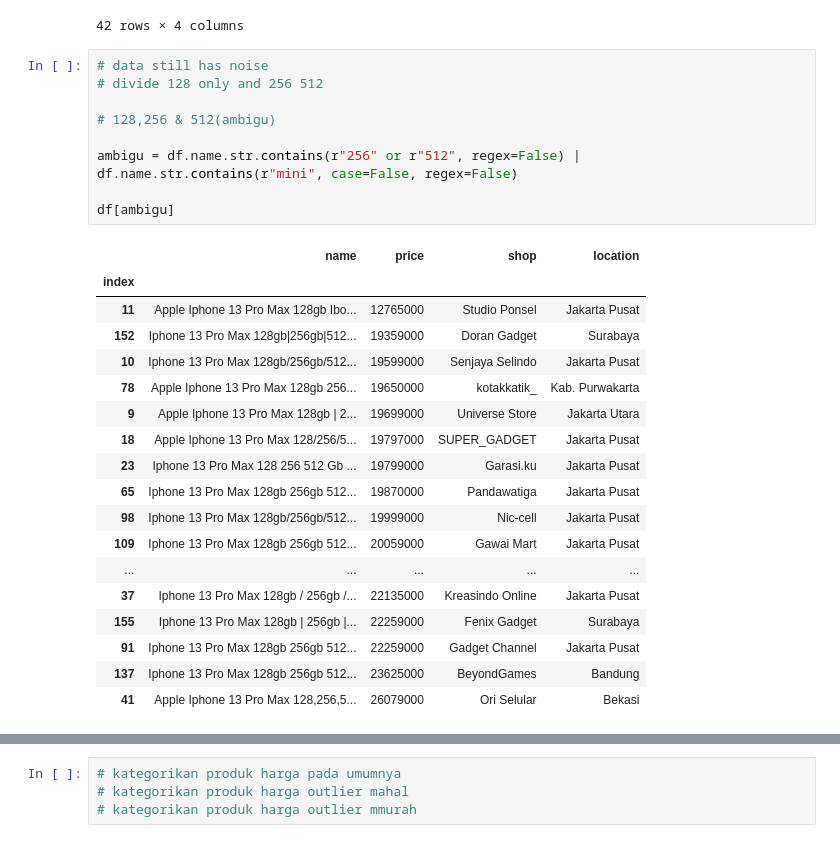
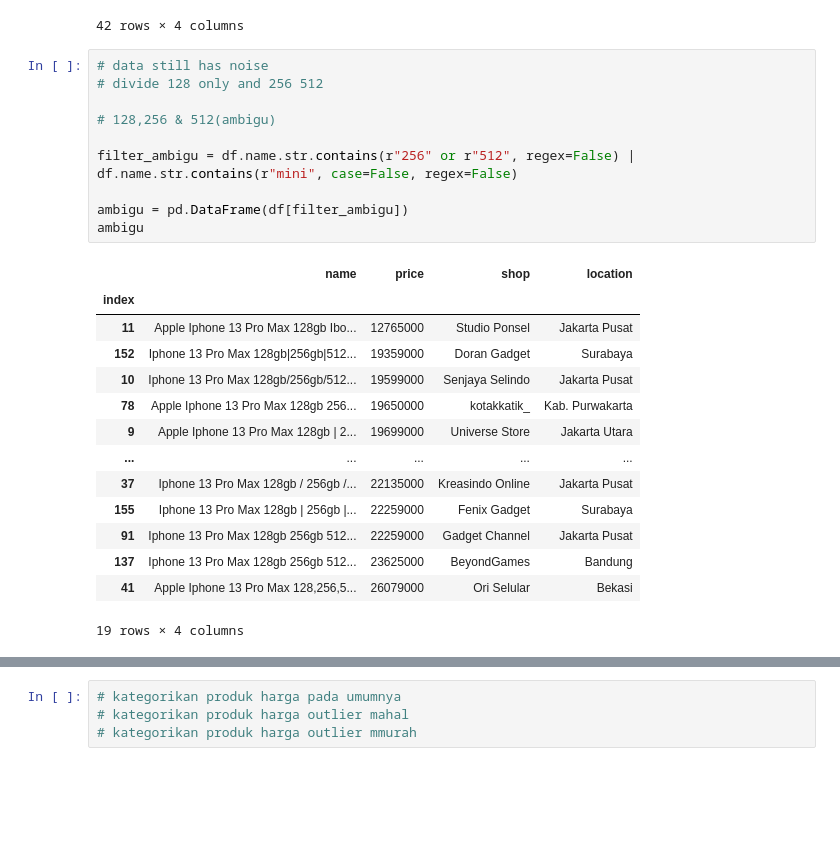
Before and after one commit to prasetyatf/iphone13promax_price_analysis, a Jupyter notebook: Analisis-Iphone_13_pro_max.ipynb, the cells around one changed output, grey strips where cells are left out. Cells and saved outputs as stored; diff of their text form; blank space fills up the shorter version.

```diff
--- a/Analisis-Iphone_13_pro_max.ipynb
+++ b/Analisis-Iphone_13_pro_max.ipynb
@@ -145,28 +131,25 @@ df
 # %%
 # data still has noise
 # divide 128 only and 256 512
 
 # 128,256 & 512(ambigu)
 
-ambigu = df.name.str.contains(r"256" or r"512", regex=False) | df.name.str.contains(r"mini", case=False, regex=False)
+filter_ambigu = df.name.str.contains(r"256" or r"512", regex=False) | df.name.str.contains(r"mini", case=False, regex=False)
 
-df[ambigu]
+ambigu = pd.DataFrame(df[filter_ambigu])
+ambigu
 # %% [output]
 |  | name | price | shop | location |
 | index |  |  |  |  |
 | 11 | Apple Iphone 13 Pro Max 128gb Ibo... | 12765000 | Studio Ponsel | Jakarta Pusat |
 | 152 | Iphone 13 Pro Max 128gb|256gb|512... | 19359000 | Doran Gadget | Surabaya |
 | 10 | Iphone 13 Pro Max 128gb/256gb/512... | 19599000 | Senjaya Selindo | Jakarta Pusat |
 | 78 | Apple Iphone 13 Pro Max 128gb 256... | 19650000 | kotakkatik_ | Kab. Purwakarta |
 | 9 | Apple Iphone 13 Pro Max 128gb | 2... | 19699000 | Universe Store | Jakarta Utara |
-| 18 | Apple Iphone 13 Pro Max 128/256/5... | 19797000 | SUPER_GADGET | Jakarta Pusat |
-| 23 | Iphone 13 Pro Max 128 256 512 Gb ... | 19799000 | Garasi.ku | Jakarta Pusat |
-| 65 | Iphone 13 Pro Max 128gb 256gb 512... | 19870000 | Pandawatiga | Jakarta Pusat |
-| 98 | Iphone 13 Pro Max 128gb/256gb/512... | 19999000 | Nic-cell | Jakarta Pusat |
-| 109 | Iphone 13 Pro Max 128gb 256gb 512... | 20059000 | Gawai Mart | Jakarta Pusat |
 | ... | ... | ... | ... | ... |
 | 37 | Iphone 13 Pro Max 128gb / 256gb /... | 22135000 | Kreasindo Online | Jakarta Pusat |
 | 155 | Iphone 13 Pro Max 128gb | 256gb |... | 22259000 | Fenix Gadget | Surabaya |
 | 91 | Iphone 13 Pro Max 128gb 256gb 512... | 22259000 | Gadget Channel | Jakarta Pusat |
 | 137 | Iphone 13 Pro Max 128gb 256gb 512... | 23625000 | BeyondGames | Bandung |
 | 41 | Apple Iphone 13 Pro Max 128,256,5... | 26079000 | Ori Selular | Bekasi |
+19 rows × 4 columns
```
Also changed, not shown: parts of 15 cells of this notebook.
